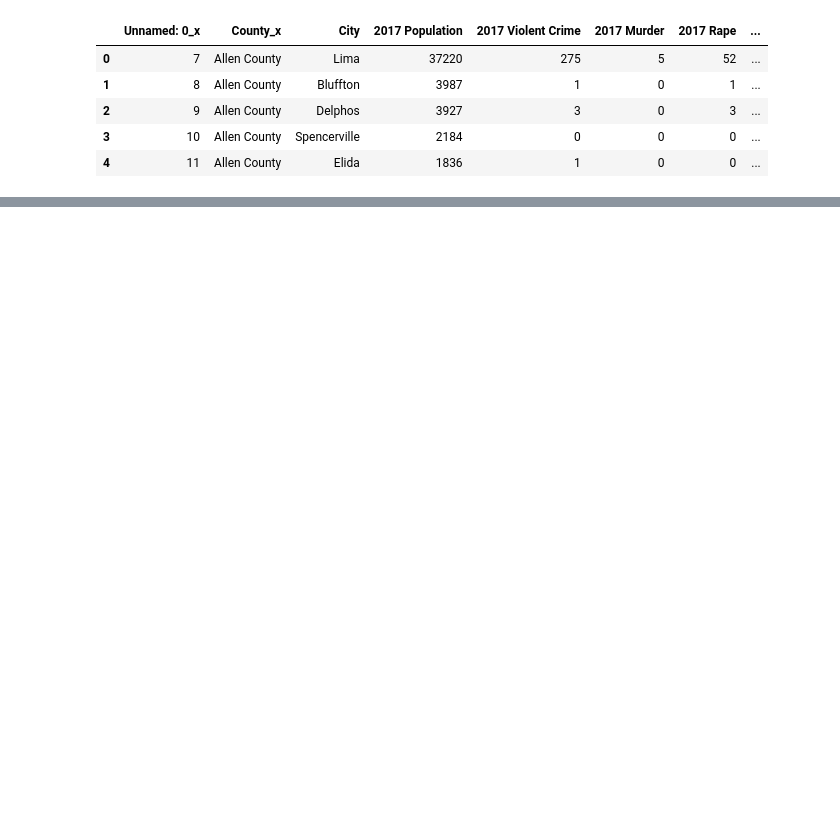
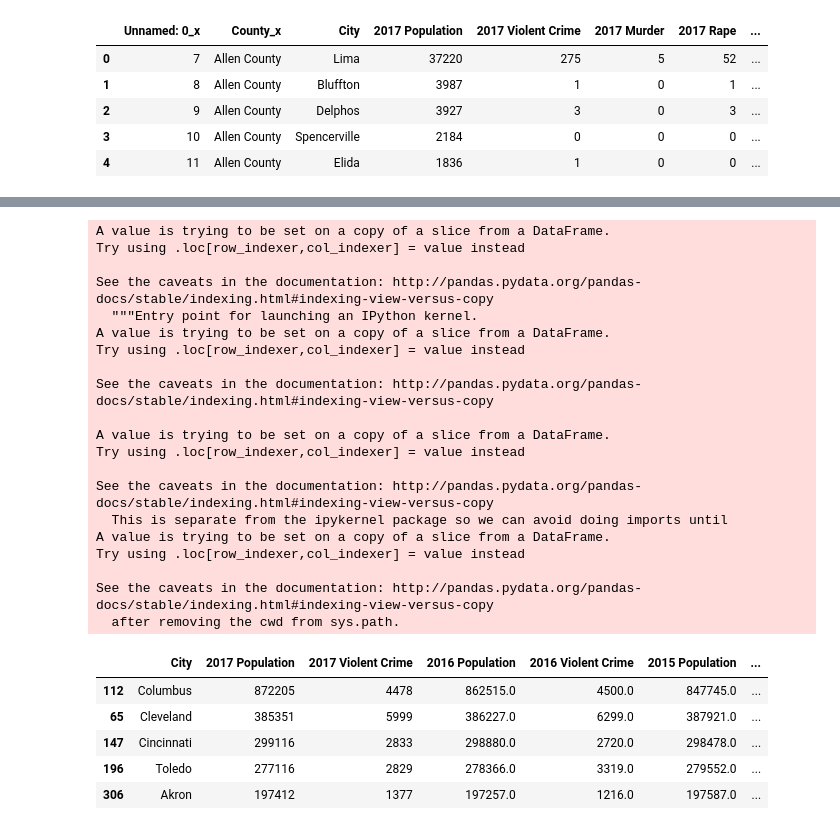
Before and after one commit to taylorbreychak/Project-1, a Jupyter notebook: Merged_Crime_Code.ipynb, the cells around one changed output, grey strips where cells are left out. Drawn from its saved outputs; the diff is of its cells as text; code cells hidden in the pictures; blank space fills up the shorter version.

```diff
--- a/Merged_Crime_Code.ipynb
+++ b/Merged_Crime_Code.ipynb
@@ -137,10 +150,38 @@ Final_CrimeRateData
 # %%
 
 Final_CrimeRateData["Crime Rate 2017"] = ((Final_CrimeRateData["2017 Violent Crime"])/(Final_CrimeRateData["2017 Population"]))*100
 Final_CrimeRateData["Crime Rate 2016"] = ((Final_CrimeRateData["2016 Violent Crime"])/(Final_CrimeRateData["2016 Population"]))*100
 Final_CrimeRateData["Crime Rate 2015"] = ((Final_CrimeRateData["2015 Violent Crime"])/(Final_CrimeRateData["2015 Population"]))*100
 Final_CrimeRateData["Crime Rate 2014"] = ((Final_CrimeRateData["2014 Violent Crime"])/(Final_CrimeRateData["2014 Population"]))*100
 
 Final_CrimeRateData.head()
 # #violent_crimetableUpdate = violent_crimetable.sort_values("2017 Population", ascending=False)
 Final_CrimeRateData.to_csv("Resources/CrimeRate.csv")
+Final_CrimeRateData.head()
+# %% [output]
+A value is trying to be set on a copy of a slice from a DataFrame.
+Try using .loc[row_indexer,col_indexer] = value instead
+
+See the caveats in the documentation: http://pandas.pydata.org/pandas-docs/stable/indexing.html#indexing-view-versus-copy
+  """Entry point for launching an IPython kernel.
+A value is trying to be set on a copy of a slice from a DataFrame.
+Try using .loc[row_indexer,col_indexer] = value instead
+
+See the caveats in the documentation: http://pandas.pydata.org/pandas-docs/stable/indexing.html#indexing-view-versus-copy
+
+A value is trying to be set on a copy of a slice from a DataFrame.
+Try using .loc[row_indexer,col_indexer] = value instead
+
+See the caveats in the documentation: http://pandas.pydata.org/pandas-docs/stable/indexing.html#indexing-view-versus-copy
+  This is separate from the ipykernel package so we can avoid doing imports until
+A value is trying to be set on a copy of a slice from a DataFrame.
+Try using .loc[row_indexer,col_indexer] = value instead
+
+See the caveats in the documentation: http://pandas.pydata.org/pandas-docs/stable/indexing.html#indexing-view-versus-copy
+  after removing the cwd from sys.path.
+|  | City | 2017 Population | 2017 Violent Crime | 2016 Population | 2016 Violent Crime | 2015 Population | ... |
+| 112 | Columbus | 872205 | 4478 | 862515.0 | 4500.0 | 847745.0 | ... |
+| 65 | Cleveland | 385351 | 5999 | 386227.0 | 6299.0 | 387921.0 | ... |
+| 147 | Cincinnati | 299116 | 2833 | 298880.0 | 2720.0 | 298478.0 | ... |
+| 196 | Toledo | 277116 | 2829 | 278366.0 | 3319.0 | 279552.0 | ... |
+| 306 | Akron | 197412 | 1377 | 197257.0 | 1216.0 | 197587.0 | ... |
```
Also changed, not shown: parts of 4 cells of this notebook.
